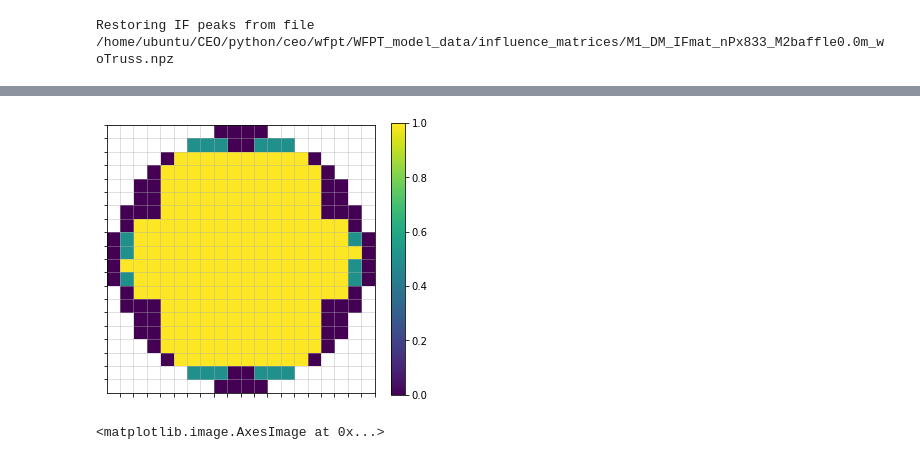
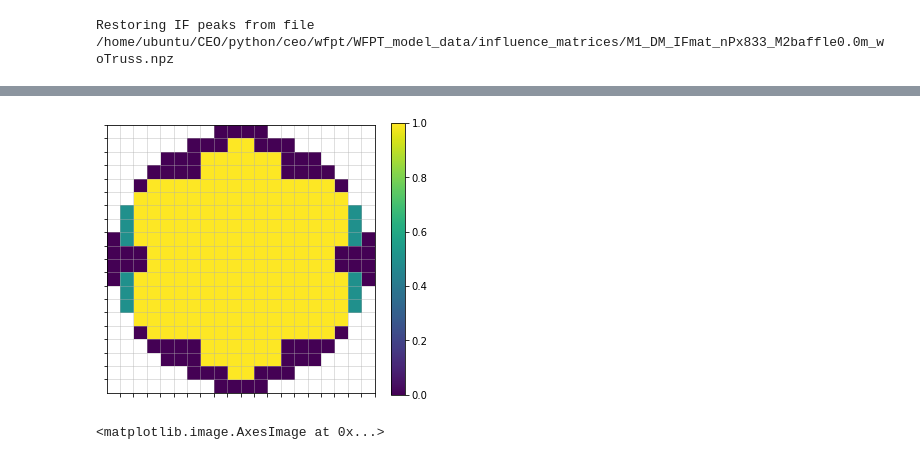
Before and after one commit to fquiros/CEO, a Jupyter notebook: python/ceo/wfpt/WFPT_DM_validacts_selection.ipynb, the cells around one changed output, grey strips where cells are left out. Cells and saved outputs as stored; diff of their text form; code cells hidden in the pictures.

```diff
--- a/python/ceo/wfpt/WFPT_DM_validacts_selection.ipynb
+++ b/python/ceo/wfpt/WFPT_DM_validacts_selection.ipynb
@@ -73,13 +85,19 @@ Number of valid actuators: 214
-# %%
-act_masters = [14,15,16,19,20,21,270,271,272,275,276,277, 148,143,183,123,108,168]
-act_slaves  = [ 4, 5, 6, 9,10,11,280,281,282,285,286,287, 147,144,184,124,107,167]
-dms.slaving_selection(act_masters, act_slaves)
-
-valid_acts = dms.valid_acts.astype('float')
-valid_acts[dms.act_slaves] = 0.5
-wfpt_visulib.show_dm292(valid_acts)
-# %% [output]
-[figure, removed]
+# %%
+act_masters_right = [71, 89, 108, 168, 187, 205]
+act_slaves_right  = [70, 88, 107, 167, 186, 204]
+act_masters_left = [86, 104, 123, 183, 202, 220]
+act_slaves_left  = [87, 105, 124, 184, 203, 221]
+
+act_masters = act_masters_right + act_masters_left
+act_slaves = act_slaves_right + act_slaves_left
+
+dms.slaving_selection(act_masters, act_slaves)
+
+valid_acts = dms.valid_acts.astype('float')
+valid_acts[dms.act_slaves] = 0.5
+wfpt_visulib.show_dm292(valid_acts)
+# %% [output]
+[figure, added]
 # %%
 plt.matshow(dms.slaveMat)
 # %% [output]
```
Also changed, not shown: parts of 15 cells of this notebook, 1 other file.
